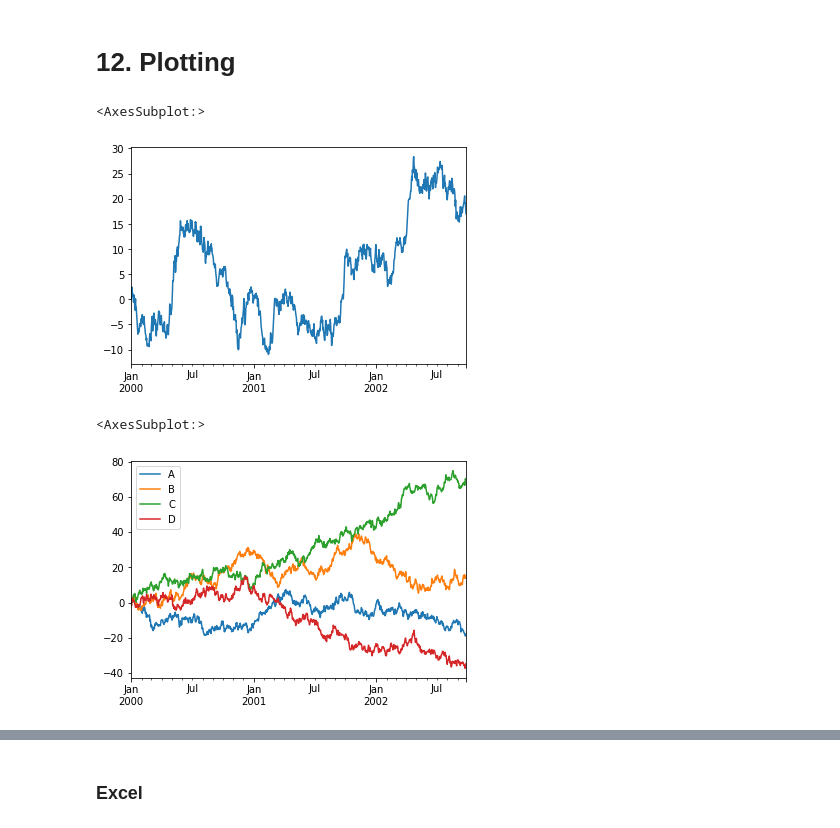
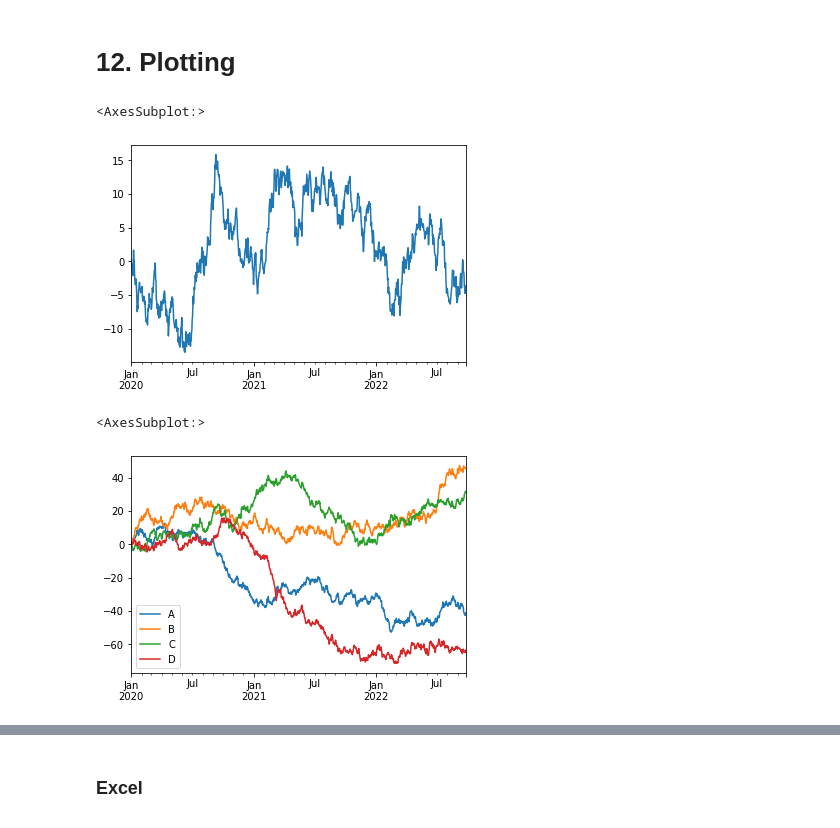
Before and after one commit to Tim-Abwao/learning-pandas, a Jupyter notebook: Going through the User Guide/10 minutes to pandas.ipynb, the cells around one changed output, grey strips where cells are left out. Drawn from its saved outputs; the diff is of its cells as text; code cells hidden in the pictures.

```diff
--- a/Going through the User Guide/10 minutes to pandas.ipynb
+++ b/Going through the User Guide/10 minutes to pandas.ipynb
@@ -952,20 +982,18 @@ df
 # %% [markdown]
 # 12. Plotting
 # %%
-ts = pd.Series(np.random.randn(1000),
-               index=pd.date_range('1/1/2000', periods=1000))
-ts = ts.cumsum()
-ts.plot()
+ts = pd.Series(
+    np.random.randn(1000), index=pd.date_range("1/1/2020", periods=1000)
+)
+ts.cumsum().plot()
 # %% [output]
 <AxesSubplot:>
-[figure, old version]
+[figure, new version]
 # %%
-df = pd.DataFrame(np.random.randn(1000, 4), index=ts.index,
-                  columns=['A', 'B', 'C', 'D'])
-
-df = df.cumsum()
-
-df.plot()
+df = pd.DataFrame(
+    np.random.randn(1000, 4), index=ts.index, columns=["A", "B", "C", "D"]
+)
+df.cumsum().plot()
 # %% [output]
 <AxesSubplot:>
-[figure, old version]
+[figure, new version]
```
Also changed, not shown: parts of 214 cells of this notebook.
